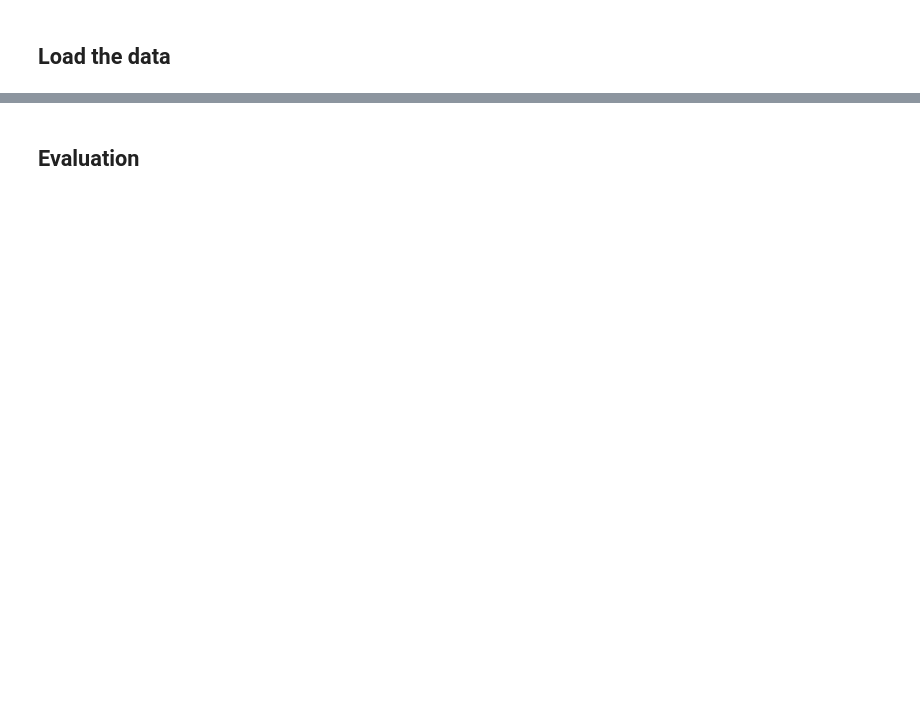
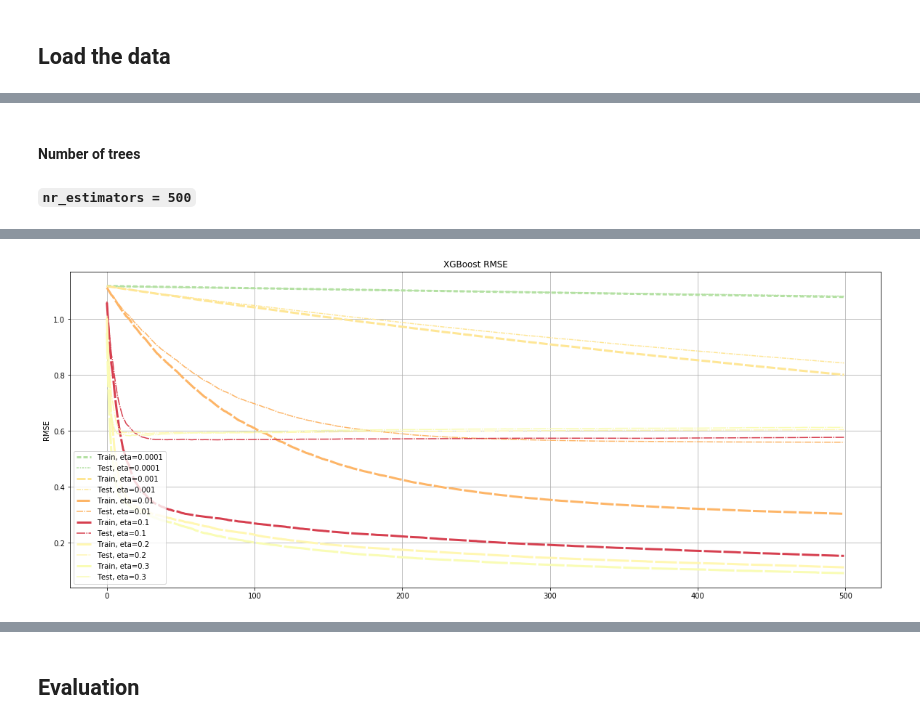
Before and after one commit to m-salewski/data-modeling-protocol, a Jupyter notebook: notebooks/modeling/sberbank_russian_housing__xgb_grid_search.ipynb, the cells around one changed output, grey strips where cells are left out. Cells and saved outputs as stored; diff of their text form; code cells hidden in the pictures; blank space fills up the shorter version.

```diff
--- a/notebooks/modeling/sberbank_russian_housing__xgb_grid_search.ipynb
+++ b/notebooks/modeling/sberbank_russian_housing__xgb_grid_search.ipynb
@@ -879,0 +451,43 @@ predictions = model.predict(test)
+# %% [markdown]
+#### Number of trees
+##### `nr_estimators = 500`
+# %%
+fig, ax = plt.subplots(figsize=[20,8])
+
+#best_params = search.best_estimator_.get_xgb_params()
+best_params = model_best.get_xgb_params()
+best_params.pop('objective')
+
+n=0
+for eta in learning_rate+[0.2, 0.3]:
+
+    best_params['eta'] = eta
+
+    #model_best = search.best_estimator_ # COMMENTED: to use this after the initial GridSearch
+    model_best.set_params(**{'learning_rate': eta, 'eta': eta})
+    eval_set = [(X_train, y_train), (X_test, y_test)]
+    %time model_best.fit(X_train, y_train, eval_metric="rmse", eval_set=eval_set, verbose=False)
+
+    # make predictions for test data
+    predictions = model_best.predict(X_test)
+    # evaluate predictions
+    #accuracy = accuracy_score(y_test, predictions)
+    #print("Accuracy: %.2f%%" % (accuracy * 100.0))
+    # retrieve performance metrics
+    results = model_best.evals_result()
+    epochs = len(results['validation_0']['rmse'])
+    x_axis = range(0, epochs)
+    # plot RMSE
+
+    ax.plot(x_axis, results['validation_0']['rmse'], dashes=[2*(n+1),1], color=colors[n], lw=3, label=f'Train, eta={eta}')
+    ax.plot(x_axis, results['validation_1']['rmse'], dashes=[2*(n+1),1,1,1], color=colors[n], label=f'Test, eta={eta}')
+
+    n+=1
+    #if n>1:break
+
+ax.legend()
+plt.ylabel('RMSE')
+plt.title('XGBoost RMSE')
+#plt.show()
+plt.grid()
+# %% [output]
@@ -879,0 +506 @@ predictions = model.predict(test)
+[figure, added]
```
Also changed, not shown: parts of 334 cells of this notebook.
